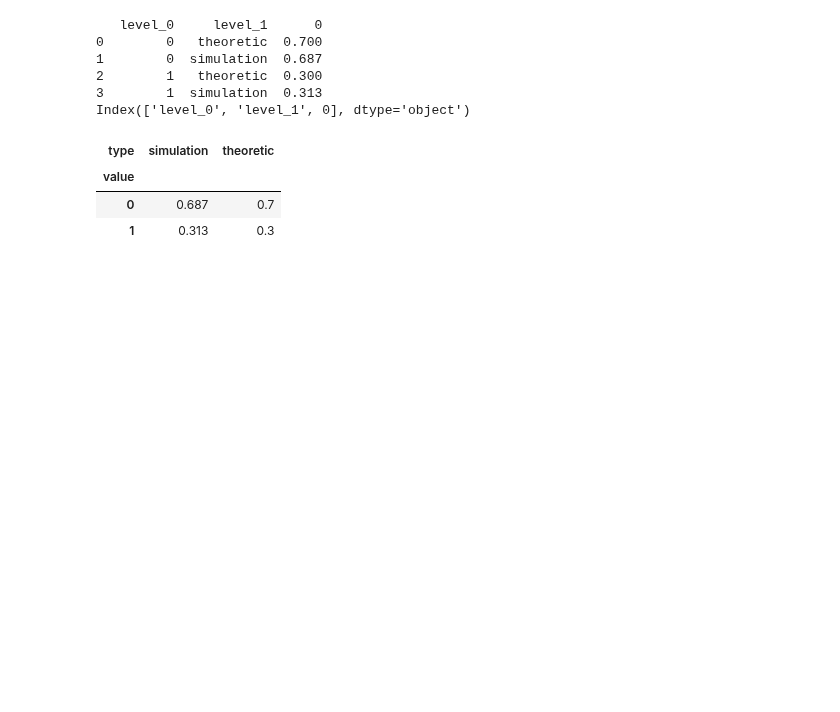
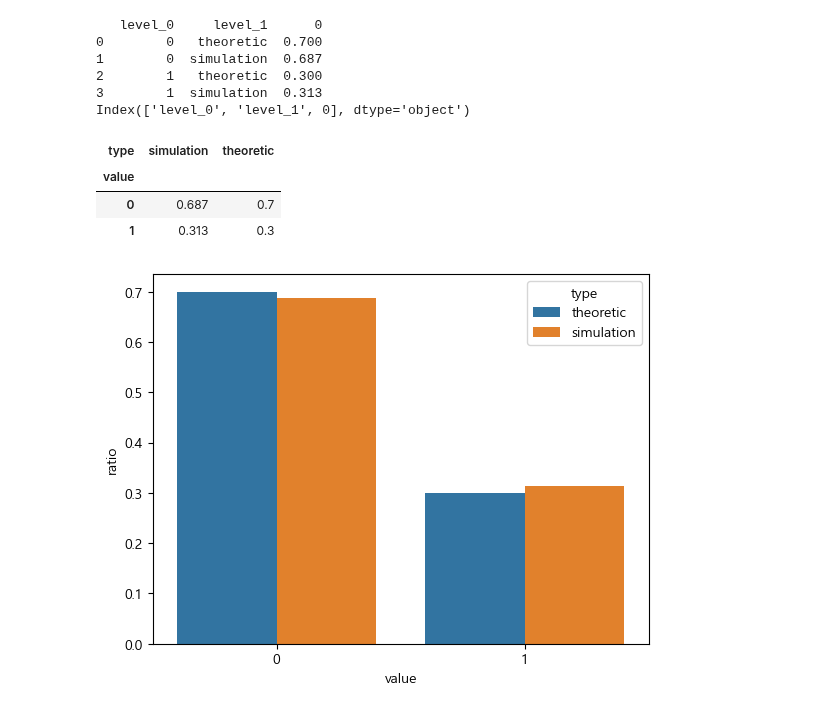
Before and after one commit to sejinhwang97ko/2023prac, a Jupyter notebook: hello/02_distribution.ipynb, the cells around one changed output. Cells and saved outputs as stored; diff of their text form; code cells hidden in the pictures; blank space fills up the shorter version.

```diff
--- a/hello/02_distribution.ipynb
+++ b/hello/02_distribution.ipynb
@@ -243,3 +245,8 @@ df.pivot("value", "type", "ratio")
 | value |  |  |
 | 0 | 0.687 | 0.7 |
 | 1 | 0.313 | 0.3 |
+# %%
+sns.barplot(x="value", y="ratio", hue="type", data=df)
+plt.show()
+# %% [output]
+[figure, added]
```
Also changed, not shown: parts of 1 cell of this notebook, 1 other file.
